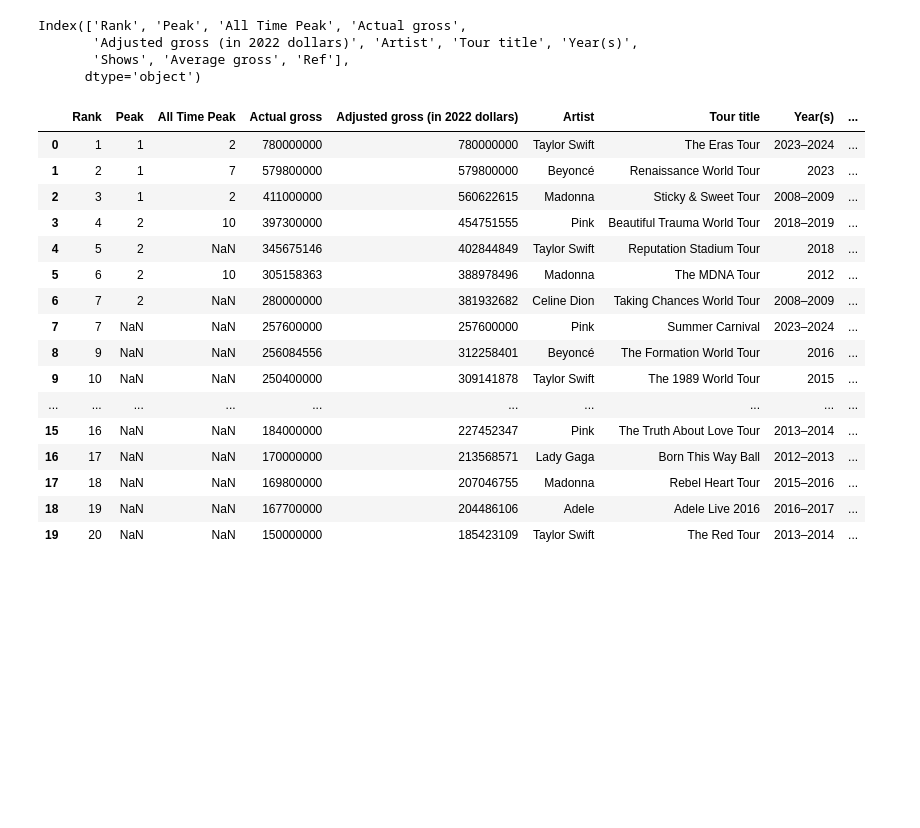
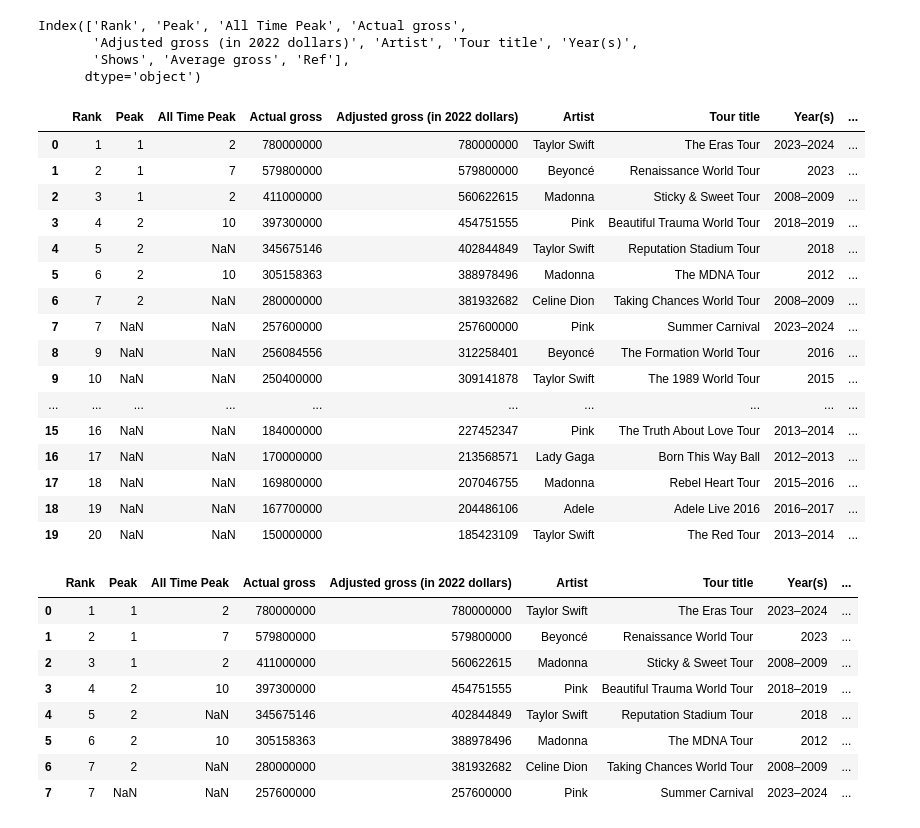
Before and after one commit to Limbu-Unish/Pandas_Content, a Jupyter notebook: Raw_Dataset.ipynb, the cells around one changed output. Cells and saved outputs as stored; diff of their text form; code cells hidden in the pictures; blank space fills up the shorter version.

Commit message:
Successfully removed the unwanted characters and replaced the Nan values with the relevant data.

```diff
--- a/Raw_Dataset.ipynb
+++ b/Raw_Dataset.ipynb
@@ -46,6 +25,6 @@ Average gross                       object
 Ref.                                object
 dtype: object
 # %%
-dataframe.columns = dataframe.columns.str.strip().str.replace('.', '')
+dataframe.columns = dataframe.columns.str.strip('.').str.replace(r'\xa0', ' ', regex = True)
 dataframe.columns
 # %% [output]
@@ -59,8 +38,8 @@ dataframe['Peak'] = dataframe['Peak'].str.replace(r'\[.*\]', '', regex = True)
 dataframe['All Time Peak'] = dataframe['All Time Peak'].str.replace(r'\[.*\]', '', regex= True)
 # %%
 #Replacing the unwanted data to a clean data for Actual gross column.
-Actual_Gross = dataframe.columns[3]
-dataframe[Actual_Gross] = dataframe[Actual_Gross].str.lstrip('$').str.replace(r',|\[.*\]', '', regex = True)
+
+dataframe['Actual gross'] = dataframe['Actual gross'].str.lstrip('$').str.replace(r',|\[.*\]', '', regex = True)
 # %%
 #Replacing the unwanted data to a clean data for 'Adjusted gross (in 2022 dollars)' column.
 dataframe['Adjusted gross (in 2022 dollars)'] = dataframe['Adjusted gross (in 2022 dollars)'].str.lstrip('$').str.replace(',', '', regex = False)
@@ -70,26 +49,38 @@ dataframe['Tour title'] = dataframe['Tour title'].str.replace(r'†|‡|\[.*\]|\
 # %%
 #Replacing the unwanted data to a clean data for 'Average gross' column.
 dataframe['Average gross'] = dataframe['Average gross'].str.replace(r'\$|,', '', regex = True)
+dataframe
+# %% [output]
+|  | Rank | Peak | All Time Peak | Actual gross | Adjusted gross (in 2022 dollars) | Artist | Tour title | Year(s) | ... |
+| 0 | 1 | 1 | 2 | 780000000 | 780000000 | Taylor Swift | The Eras Tour | 2023–2024 | ... |
+| 1 | 2 | 1 | 7 | 579800000 | 579800000 | Beyoncé | Renaissance World Tour | 2023 | ... |
+| 2 | 3 | 1 | 2 | 411000000 | 560622615 | Madonna | Sticky & Sweet Tour | 2008–2009 | ... |
+| 3 | 4 | 2 | 10 | 397300000 | 454751555 | Pink | Beautiful Trauma World Tour | 2018–2019 | ... |
+| 4 | 5 | 2 | NaN | 345675146 | 402844849 | Taylor Swift | Reputation Stadium Tour | 2018 | ... |
+| 5 | 6 | 2 | 10 | 305158363 | 388978496 | Madonna | The MDNA Tour | 2012 | ... |
+| 6 | 7 | 2 | NaN | 280000000 | 381932682 | Celine Dion | Taking Chances World Tour | 2008–2009 | ... |
+| 7 | 7 | NaN | NaN | 257600000 | 257600000 | Pink | Summer Carnival | 2023–2024 | ... |
+| 8 | 9 | NaN | NaN | 256084556 | 312258401 | Beyoncé | The Formation World Tour | 2016 | ... |
+| 9 | 10 | NaN | NaN | 250400000 | 309141878 | Taylor Swift | The 1989 World Tour | 2015 | ... |
+| ... | ... | ... | ... | ... | ... | ... | ... | ... | ... |
+| 15 | 16 | NaN | NaN | 184000000 | 227452347 | Pink | The Truth About Love Tour | 2013–2014 | ... |
+| 16 | 17 | NaN | NaN | 170000000 | 213568571 | Lady Gaga | Born This Way Ball | 2012–2013 | ... |
+| 17 | 18 | NaN | NaN | 169800000 | 207046755 | Madonna | Rebel Heart Tour | 2015–2016 | ... |
+| 18 | 19 | NaN | NaN | 167700000 | 204486106 | Adele | Adele Live 2016 | 2016–2017 | ... |
+| 19 | 20 | NaN | NaN | 150000000 | 185423109 | Taylor Swift | The Red Tour | 2013–2014 | ... |
 # %%
 #Replacing the unwanted data to a clean data for 'Ref' column.
 dataframe['Ref'] = dataframe['Ref'].replace(r'\[|\]|[a-z]', '', regex = True)
 # %%
-dataframe
+#Displaying the dataset
+dataframe.head(8)
 # %% [output]
 |  | Rank | Peak | All Time Peak | Actual gross | Adjusted gross (in 2022 dollars) | Artist | Tour title | Year(s) | ... |
 | 0 | 1 | 1 | 2 | 780000000 | 780000000 | Taylor Swift | The Eras Tour | 2023–2024 | ... |
 | 1 | 2 | 1 | 7 | 579800000 | 579800000 | Beyoncé | Renaissance World Tour | 2023 | ... |
 | 2 | 3 | 1 | 2 | 411000000 | 560622615 | Madonna | Sticky & Sweet Tour | 2008–2009 | ... |
 | 3 | 4 | 2 | 10 | 397300000 | 454751555 | Pink | Beautiful Trauma World Tour | 2018–2019 | ... |
 | 4 | 5 | 2 | NaN | 345675146 | 402844849 | Taylor Swift | Reputation Stadium Tour | 2018 | ... |
 | 5 | 6 | 2 | 10 | 305158363 | 388978496 | Madonna | The MDNA Tour | 2012 | ... |
 | 6 | 7 | 2 | NaN | 280000000 | 381932682 | Celine Dion | Taking Chances World Tour | 2008–2009 | ... |
 | 7 | 7 | NaN | NaN | 257600000 | 257600000 | Pink | Summer Carnival | 2023–2024 | ... |
-| 8 | 9 | NaN | NaN | 256084556 | 312258401 | Beyoncé | The Formation World Tour | 2016 | ... |
-| 9 | 10 | NaN | NaN | 250400000 | 309141878 | Taylor Swift | The 1989 World Tour | 2015 | ... |
-| ... | ... | ... | ... | ... | ... | ... | ... | ... | ... |
-| 15 | 16 | NaN | NaN | 184000000 | 227452347 | Pink | The Truth About Love Tour | 2013–2014 | ... |
-| 16 | 17 | NaN | NaN | 170000000 | 213568571 | Lady Gaga | Born This Way Ball | 2012–2013 | ... |
-| 17 | 18 | NaN | NaN | 169800000 | 207046755 | Madonna | Rebel Heart Tour | 2015–2016 | ... |
-| 18 | 19 | NaN | NaN | 167700000 | 204486106 | Adele | Adele Live 2016 | 2016–2017 | ... |
-| 19 | 20 | NaN | NaN | 150000000 | 185423109 | Taylor Swift | The Red Tour | 2013–2014 | ... |
```
Also changed, not shown: parts of 4 cells of this notebook.
